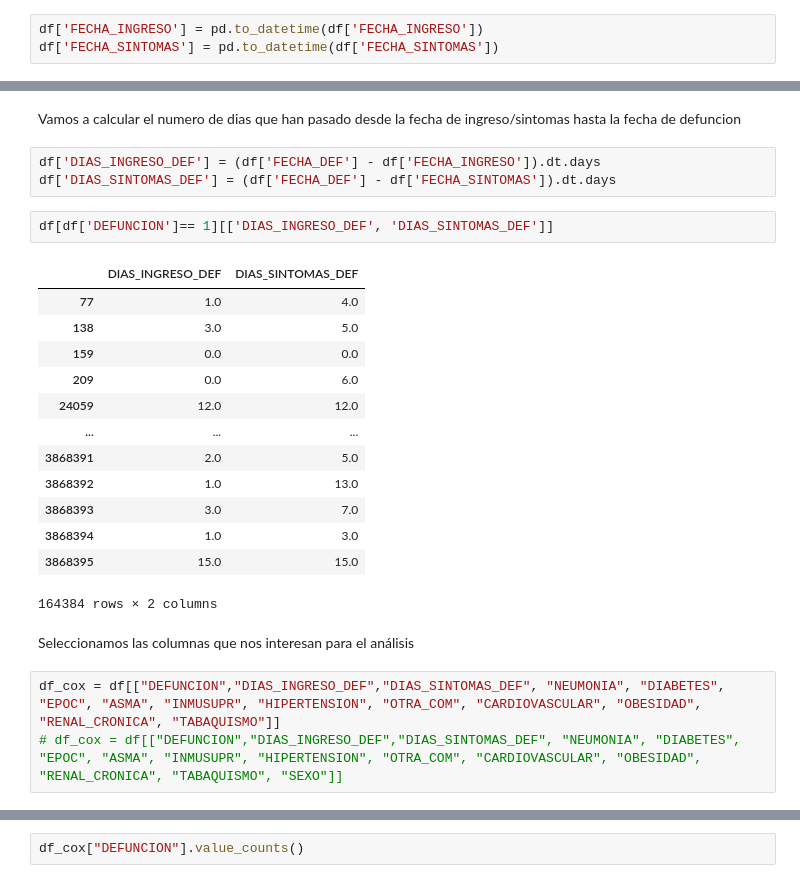
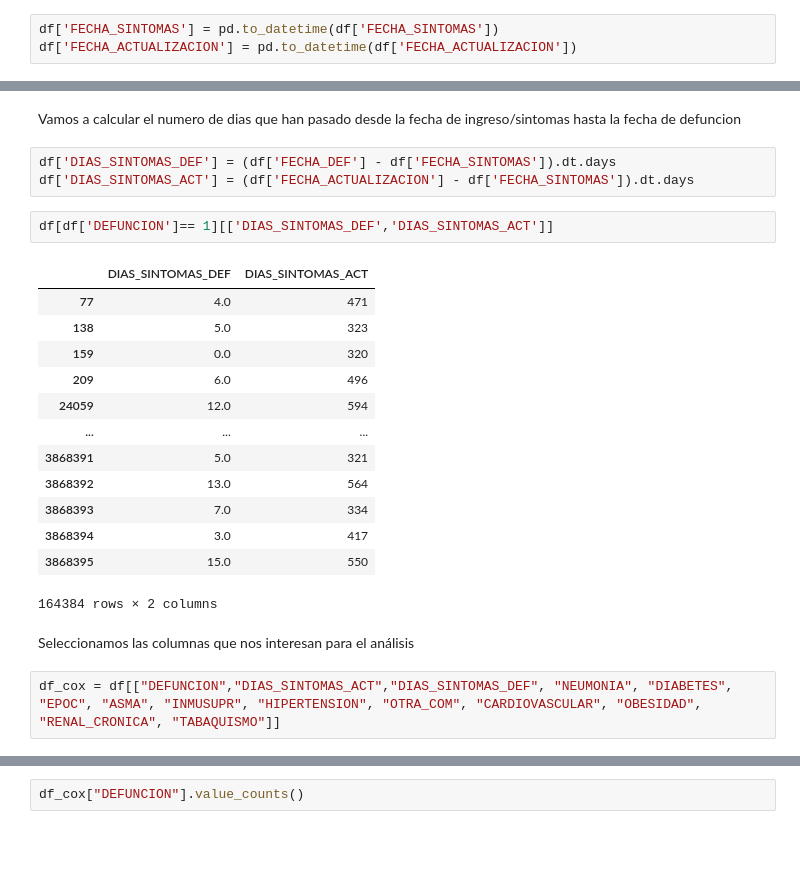
Before and after one commit to 16danielvm/COX-Regression---Covid-19, a Jupyter notebook: Preprocesamiento2020.ipynb, the cells around one changed output, grey strips where cells are left out. Cells and saved outputs as stored; diff of their text form; blank space fills up the shorter version.

```diff
--- a/Preprocesamiento2020.ipynb
+++ b/Preprocesamiento2020.ipynb
@@ -79,5 +75,5 @@ df['FECHA_DEF'] = df['FECHA_DEF'].replace('9999-99-99', np.nan)
 # %%
 df['FECHA_DEF'] = pd.to_datetime(df['FECHA_DEF'])
 # %%
-df['FECHA_INGRESO'] = pd.to_datetime(df['FECHA_INGRESO'])
 df['FECHA_SINTOMAS'] = pd.to_datetime(df['FECHA_SINTOMAS'])
+df['FECHA_ACTUALIZACION'] = pd.to_datetime(df['FECHA_ACTUALIZACION'])
@@ -84,29 +113,28 @@ df['FECHA_SINTOMAS'] = pd.to_datetime(df['FECHA_SINTOMAS'])
 # %% [markdown]
 Vamos a calcular el numero de dias que han pasado desde la fecha de ingreso/sintomas hasta la fecha de defuncion
 # %%
-df['DIAS_INGRESO_DEF'] = (df['FECHA_DEF'] - df['FECHA_INGRESO']).dt.days
 df['DIAS_SINTOMAS_DEF'] = (df['FECHA_DEF'] - df['FECHA_SINTOMAS']).dt.days
+df['DIAS_SINTOMAS_ACT'] = (df['FECHA_ACTUALIZACION'] - df['FECHA_SINTOMAS']).dt.days
 # %%
-df[df['DEFUNCION']== 1][['DIAS_INGRESO_DEF', 'DIAS_SINTOMAS_DEF']]
+df[df['DEFUNCION']== 1][['DIAS_SINTOMAS_DEF','DIAS_SINTOMAS_ACT']]
 # %% [output]
-|  | DIAS_INGRESO_DEF | DIAS_SINTOMAS_DEF |
-| 77 | 1.0 | 4.0 |
-| 138 | 3.0 | 5.0 |
-| 159 | 0.0 | 0.0 |
-| 209 | 0.0 | 6.0 |
-| 24059 | 12.0 | 12.0 |
+|  | DIAS_SINTOMAS_DEF | DIAS_SINTOMAS_ACT |
+| 77 | 4.0 | 471 |
+| 138 | 5.0 | 323 |
+| 159 | 0.0 | 320 |
+| 209 | 6.0 | 496 |
+| 24059 | 12.0 | 594 |
 | ... | ... | ... |
-| 3868391 | 2.0 | 5.0 |
-| 3868392 | 1.0 | 13.0 |
-| 3868393 | 3.0 | 7.0 |
-| 3868394 | 1.0 | 3.0 |
-| 3868395 | 15.0 | 15.0 |
+| 3868391 | 5.0 | 321 |
+| 3868392 | 13.0 | 564 |
+| 3868393 | 7.0 | 334 |
+| 3868394 | 3.0 | 417 |
+| 3868395 | 15.0 | 550 |
 164384 rows × 2 columns
 # %% [markdown]
 Seleccionamos las columnas que nos interesan para el análisis
 # %%
-df_cox = df[["DEFUNCION","DIAS_INGRESO_DEF","DIAS_SINTOMAS_DEF", "NEUMONIA", "DIABETES", "EPOC", "ASMA", "INMUSUPR", "HIPERTENSION", "OTRA_COM", "CARDIOVASCULAR", "OBESIDAD", "RENAL_CRONICA", "TABAQUISMO"]]
-# df_cox = df[["DEFUNCION","DIAS_INGRESO_DEF","DIAS_SINTOMAS_DEF", "NEUMONIA", "DIABETES", "EPOC", "ASMA", "INMUSUPR", "HIPERTENSION", "OTRA_COM", "CARDIOVASCULAR", "OBESIDAD", "RENAL_CRONICA", "TABAQUISMO", "SEXO"]]
+df_cox = df[["DEFUNCION","DIAS_SINTOMAS_ACT","DIAS_SINTOMAS_DEF", "NEUMONIA", "DIABETES", "EPOC", "ASMA", "INMUSUPR", "HIPERTENSION", "OTRA_COM", "CARDIOVASCULAR", "OBESIDAD", "RENAL_CRONICA", "TABAQUISMO"]]
 # %%
 df_cox.head()
 # %% [output]
```
Also changed, not shown: parts of 26 cells of this notebook, 11 other files.
